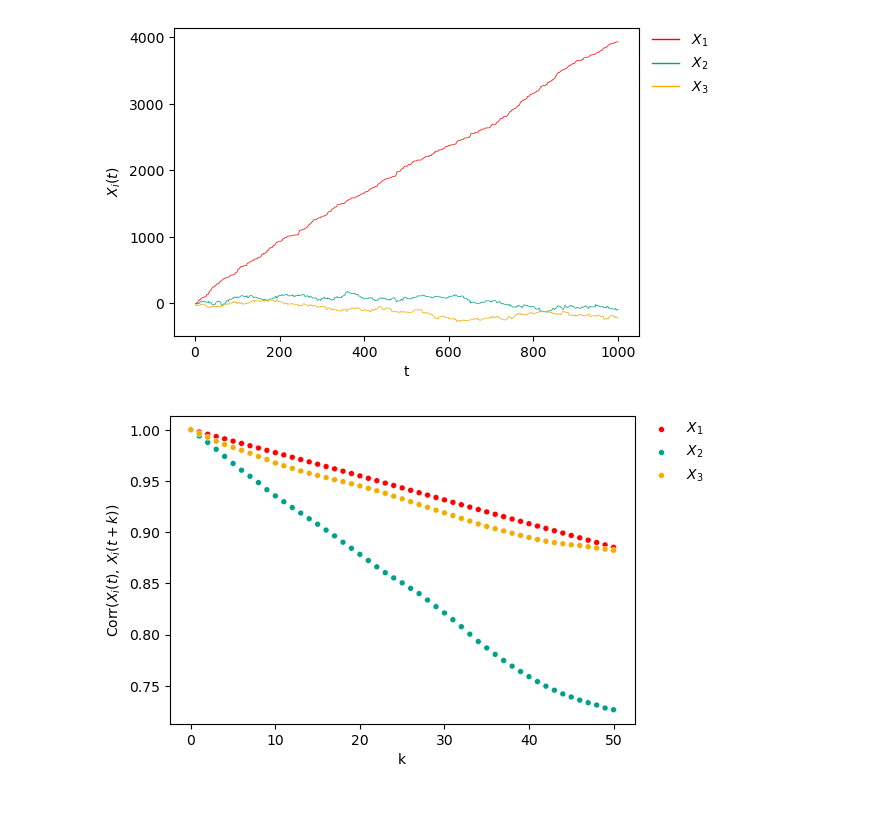
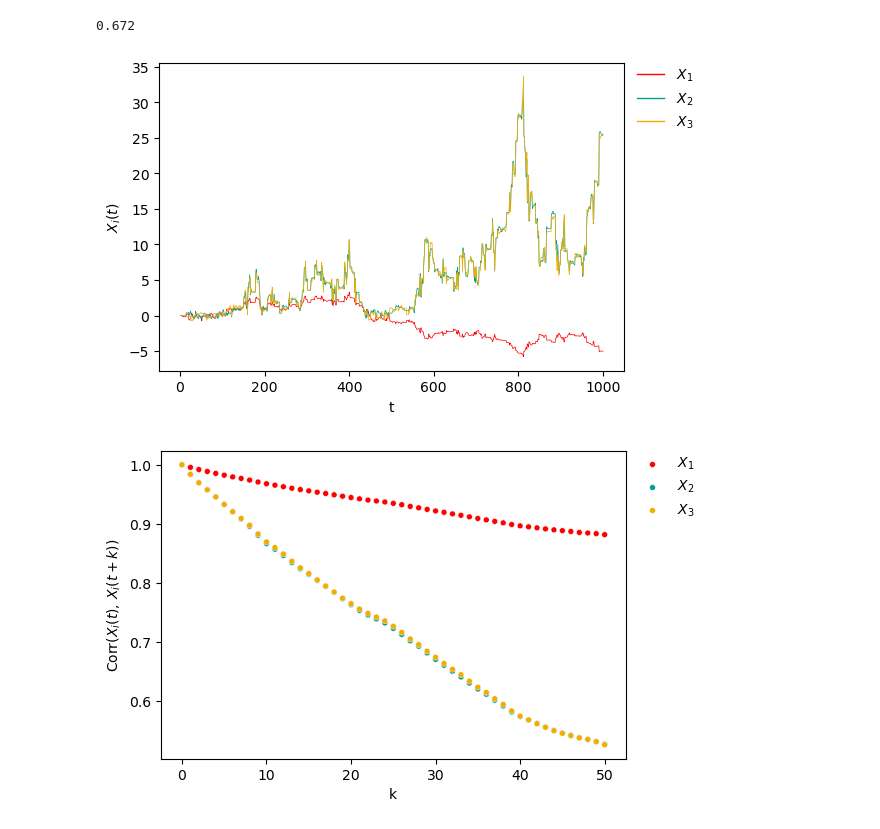
Before and after one commit to bartolomeou/FYP, a Jupyter notebook: test.ipynb, the cells around one changed output. Drawn from its saved outputs; the diff is of its cells as text; code cells hidden in the pictures.

Commit message:
MCMC abstract subclasses except MMALA

```diff
--- a/test.ipynb
+++ b/test.ipynb
@@ -19,16 +21,17 @@ acfplot(X_rwm)
 # %%
-rwm = RandomWalk()
-a = rwm.sample(
+mcmc = aSMBarker()
+a = mcmc.sample(
     target=target,
     initial_state=[0, 0, 0],
     n_main_iter=1000,
     n_burnin_iter=0,
     adapter=None,
 )
 
-a["accept_rate"]
+print(a["accept_rate"])
 traceplot(a["trace_main"])
 acfplot(a["trace_main"])
 # %% [output]
+0.672
-[figure, old version]
+[figure, new version]
-[figure, old version]
+[figure, new version]
```
Also changed, not shown: parts of 2 cells of this notebook, 10 other files.
